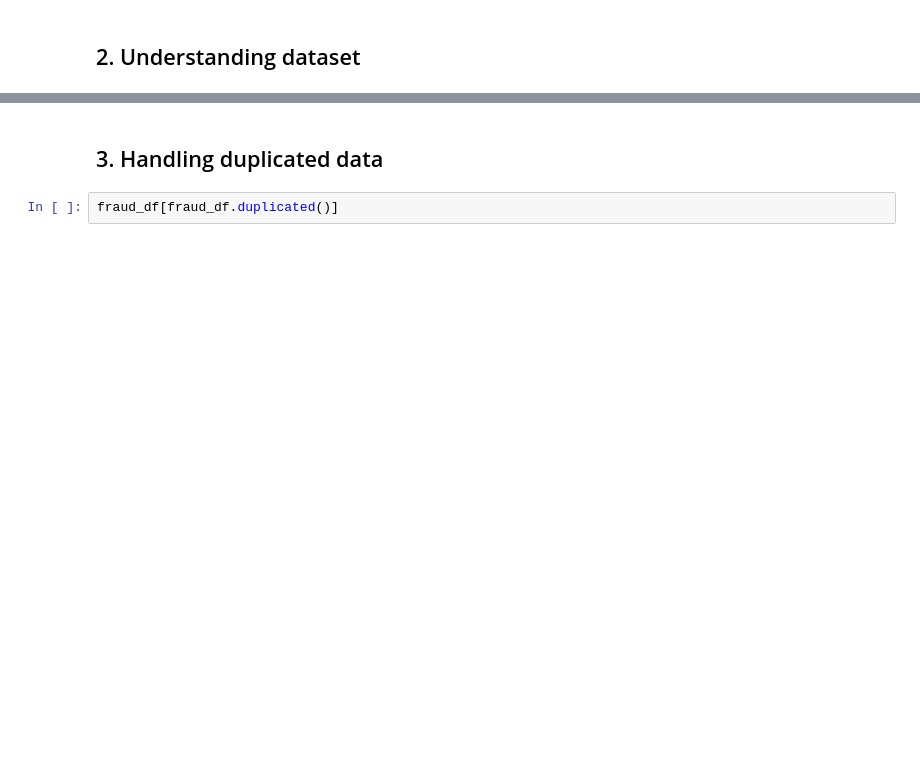
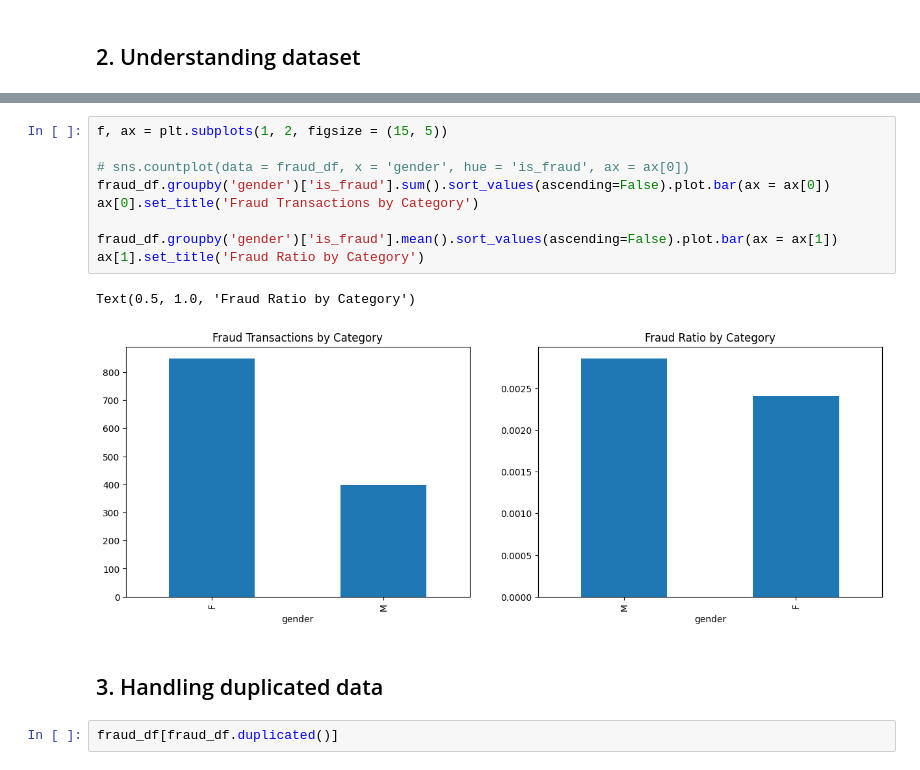
Before and after one commit to gyjong/workplace, a Jupyter notebook: quest_0123/0123_quest_fraud2.ipynb, the cells around one changed output, grey strips where cells are left out. Drawn from its saved outputs; the diff is of its cells as text; blank space fills up the shorter version.

```diff
--- a/quest_0123/0123_quest_fraud2.ipynb
+++ b/quest_0123/0123_quest_fraud2.ipynb
@@ -21,3 +84,15 @@ fraud_df.info()
+# %%
+f, ax = plt.subplots(1, 2, figsize = (15, 5))
+
+# sns.countplot(data = fraud_df, x = 'gender', hue = 'is_fraud', ax = ax[0])
+fraud_df.groupby('gender')['is_fraud'].sum().sort_values(ascending=False).plot.bar(ax = ax[0])
+ax[0].set_title('Fraud Transactions by Category')
+
+fraud_df.groupby('gender')['is_fraud'].mean().sort_values(ascending=False).plot.bar(ax = ax[1])
+ax[1].set_title('Fraud Ratio by Category')
+# %% [output]
+Text(0.5, 1.0, 'Fraud Ratio by Category')
+[figure, added]
 # %% [markdown]
 ## 3. Handling duplicated data
 # %%
```
Also changed, not shown: parts of 54 cells of this notebook, 1 other file.
